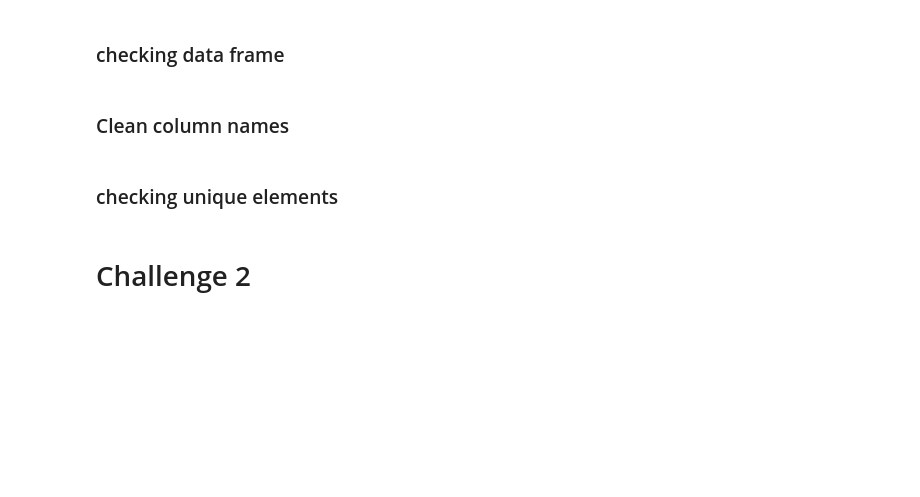
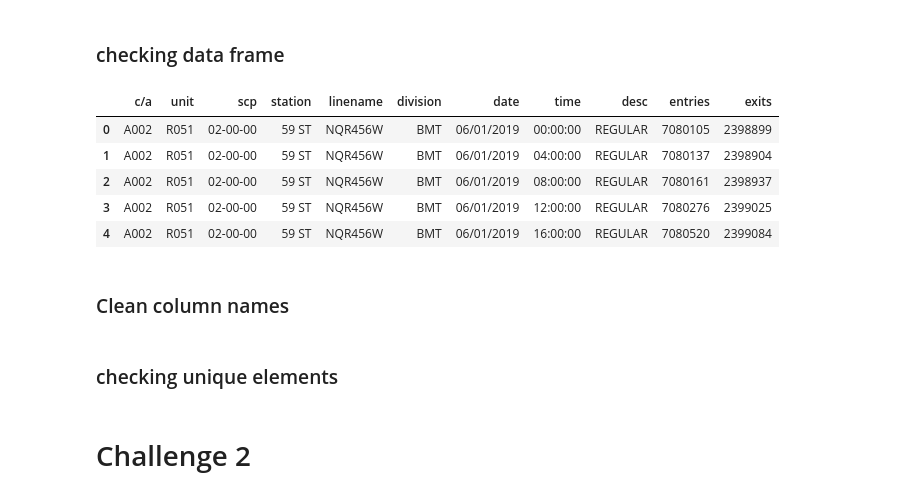
Before and after one commit to vickieLchan/MTA-Project, a Jupyter notebook: Benson Challenge by Xuping teammate Vickie and Yvonne.ipynb, the cells around one changed output. Saved outputs shown, nothing was run; the diff lists cells and outputs as text; code cells hidden in the pictures; blank space fills up the shorter version.

```diff
--- a/Benson Challenge by Xuping teammate Vickie and Yvonne.ipynb
+++ b/Benson Challenge by Xuping teammate Vickie and Yvonne.ipynb
@@ -29,9 +24,16 @@ FileNotFoundError: [Errno 2] File b'turnstile_190608.txt' does not exist: b'turn
 # %% [markdown]
 ### checking data frame
 # %%
-#df.head()
+df.head()
 #df.tail()
 #df.info()
+# %% [output]
+|  | c/a | unit | scp | station | linename | division | date | time | desc | entries | exits |
+| 0 | A002 | R051 | 02-00-00 | 59 ST | NQR456W | BMT | 06/01/2019 | 00:00:00 | REGULAR | 7080105 | 2398899 |
+| 1 | A002 | R051 | 02-00-00 | 59 ST | NQR456W | BMT | 06/01/2019 | 04:00:00 | REGULAR | 7080137 | 2398904 |
+| 2 | A002 | R051 | 02-00-00 | 59 ST | NQR456W | BMT | 06/01/2019 | 08:00:00 | REGULAR | 7080161 | 2398937 |
+| 3 | A002 | R051 | 02-00-00 | 59 ST | NQR456W | BMT | 06/01/2019 | 12:00:00 | REGULAR | 7080276 | 2399025 |
+| 4 | A002 | R051 | 02-00-00 | 59 ST | NQR456W | BMT | 06/01/2019 | 16:00:00 | REGULAR | 7080520 | 2399084 |
 # %% [markdown]
 ### Clean column names
 # %%
```
Also changed, not shown: parts of 28 cells of this notebook.
